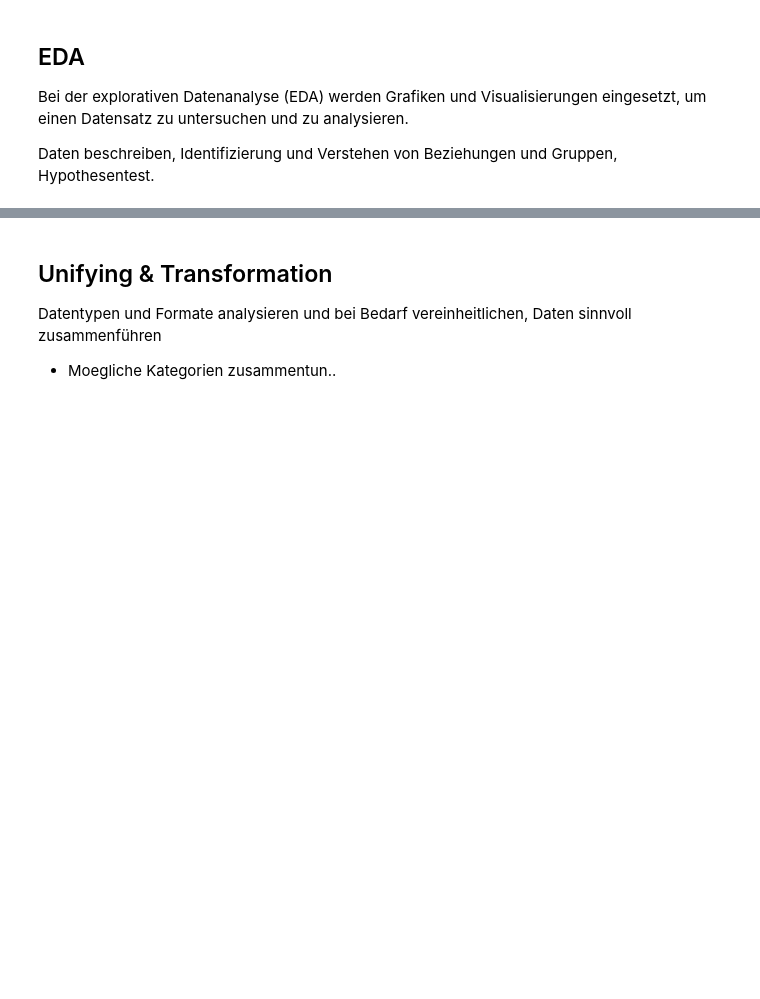
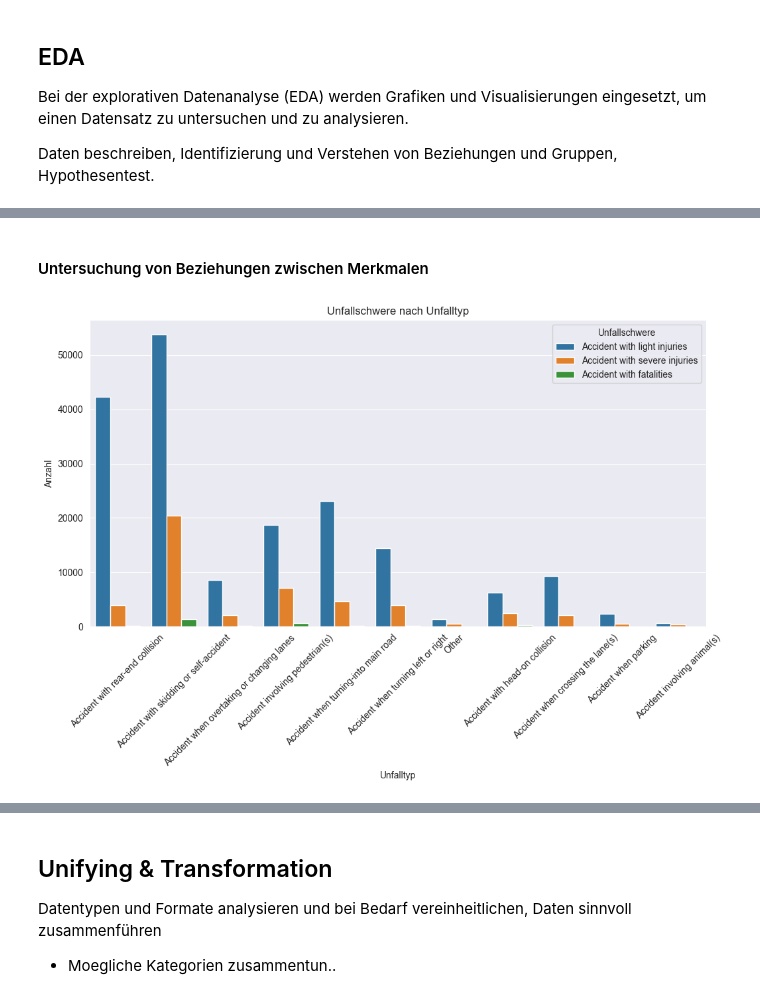
Before and after one commit to dominiqueulrixh/Verkehrsunfaellanalyse, a Jupyter notebook: Dominique.ipynb, the cells around one changed output, grey strips where cells are left out. Cells and saved outputs as stored; diff of their text form; code cells hidden in the pictures; blank space fills up the shorter version.

```diff
--- a/Dominique.ipynb
+++ b/Dominique.ipynb
@@ -212,0 +197,14 @@ weighted avg       0.70      0.77      0.71     69691
+# %% [markdown]
+#### Untersuchung von Beziehungen zwischen Merkmalen
+# %%
+# Unfalltyp und Schweregrad
+plt.figure(figsize=(12, 6))
+sns.countplot(data=df_original, x='AccidentType_en', hue='AccidentSeverityCategory_en')
+plt.title('Unfallschwere nach Unfalltyp')
+plt.xlabel('Unfalltyp')
+plt.ylabel('Anzahl')
+plt.xticks(rotation=45)
+plt.legend(title='Unfallschwere')
+plt.show()
+# %% [output]
+[figure, added]
```
Also changed, not shown: parts of 28 cells of this notebook, 1 other file.
